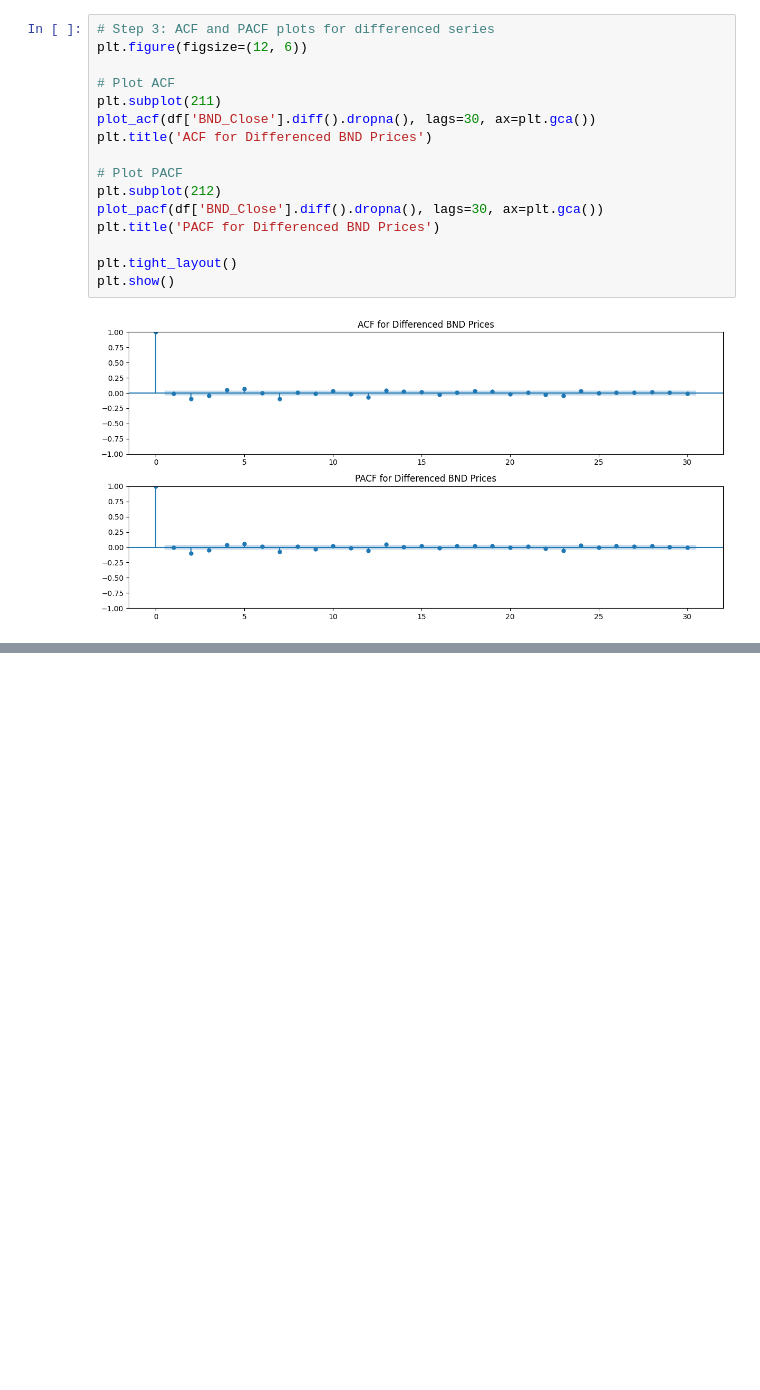
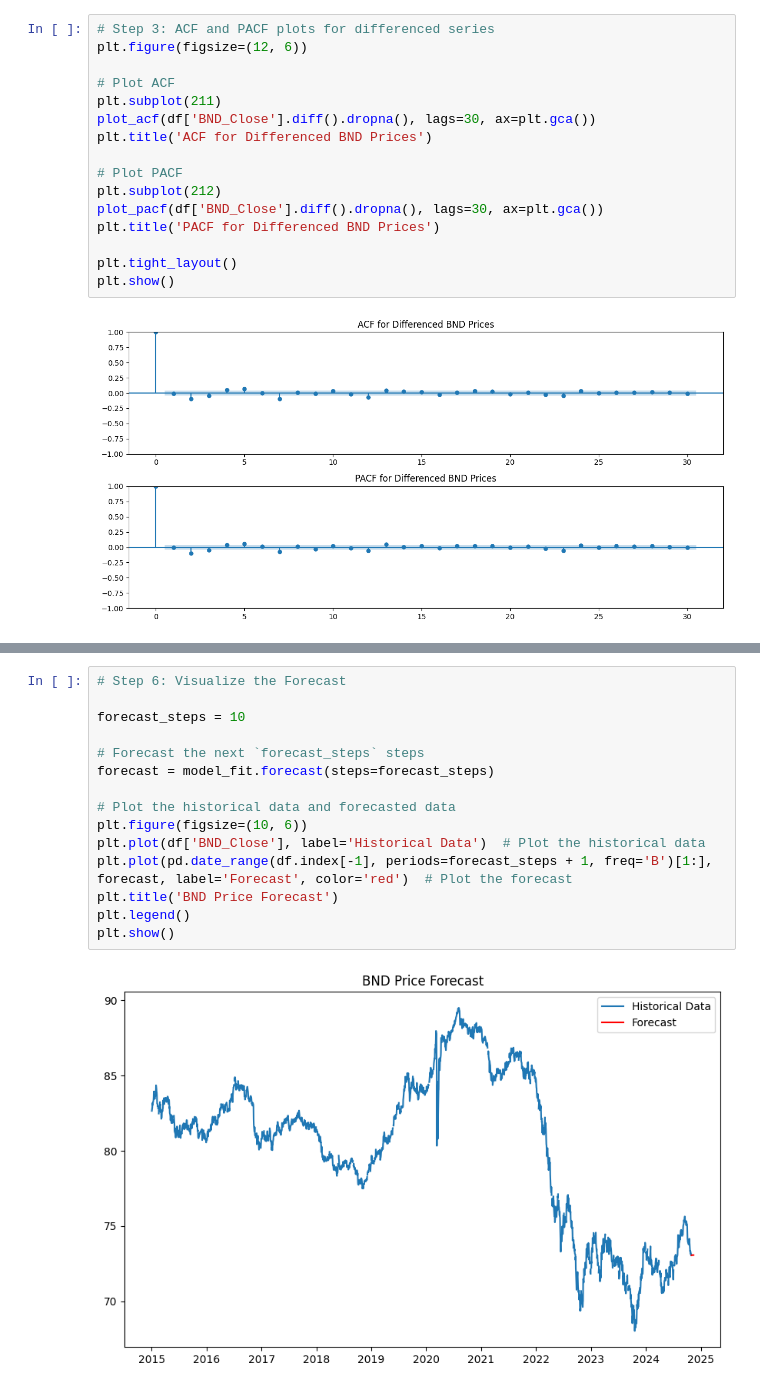
Before and after one commit to Wbam/Week-11, a Jupyter notebook: notebooks/TaForecast_Future_Market_Trends.ipynb, the cells around one changed output, grey strips where cells are left out. Saved outputs shown, nothing was run; the diff lists cells and outputs as text; blank space fills up the shorter version.

```diff
--- a/notebooks/TaForecast_Future_Market_Trends.ipynb
+++ b/notebooks/TaForecast_Future_Market_Trends.ipynb
@@ -69,0 +124,17 @@ plt.show()
+# %%
+# Step 6: Visualize the Forecast
+
+forecast_steps = 10
+
+# Forecast the next `forecast_steps` steps
+forecast = model_fit.forecast(steps=forecast_steps)
+
+# Plot the historical data and forecasted data
+plt.figure(figsize=(10, 6))
+plt.plot(df['BND_Close'], label='Historical Data')  # Plot the historical data
+plt.plot(pd.date_range(df.index[-1], periods=forecast_steps + 1, freq='B')[1:], forecast, label='Forecast', color='red')  # Plot the forecast
+plt.title('BND Price Forecast')
+plt.legend()
+plt.show()
+# %% [output]
+[figure, added]
```
Also changed, not shown: parts of 1 cell of this notebook.
